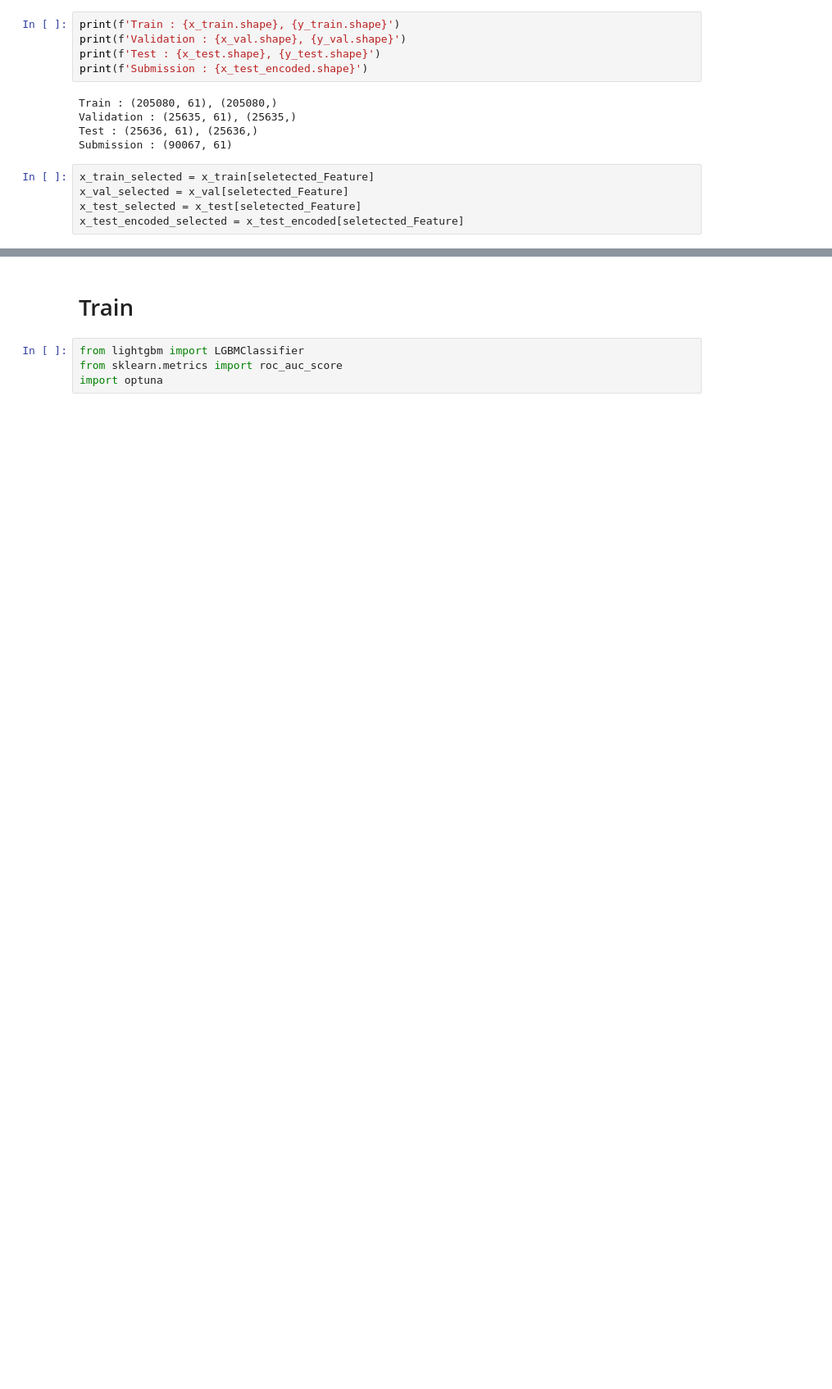
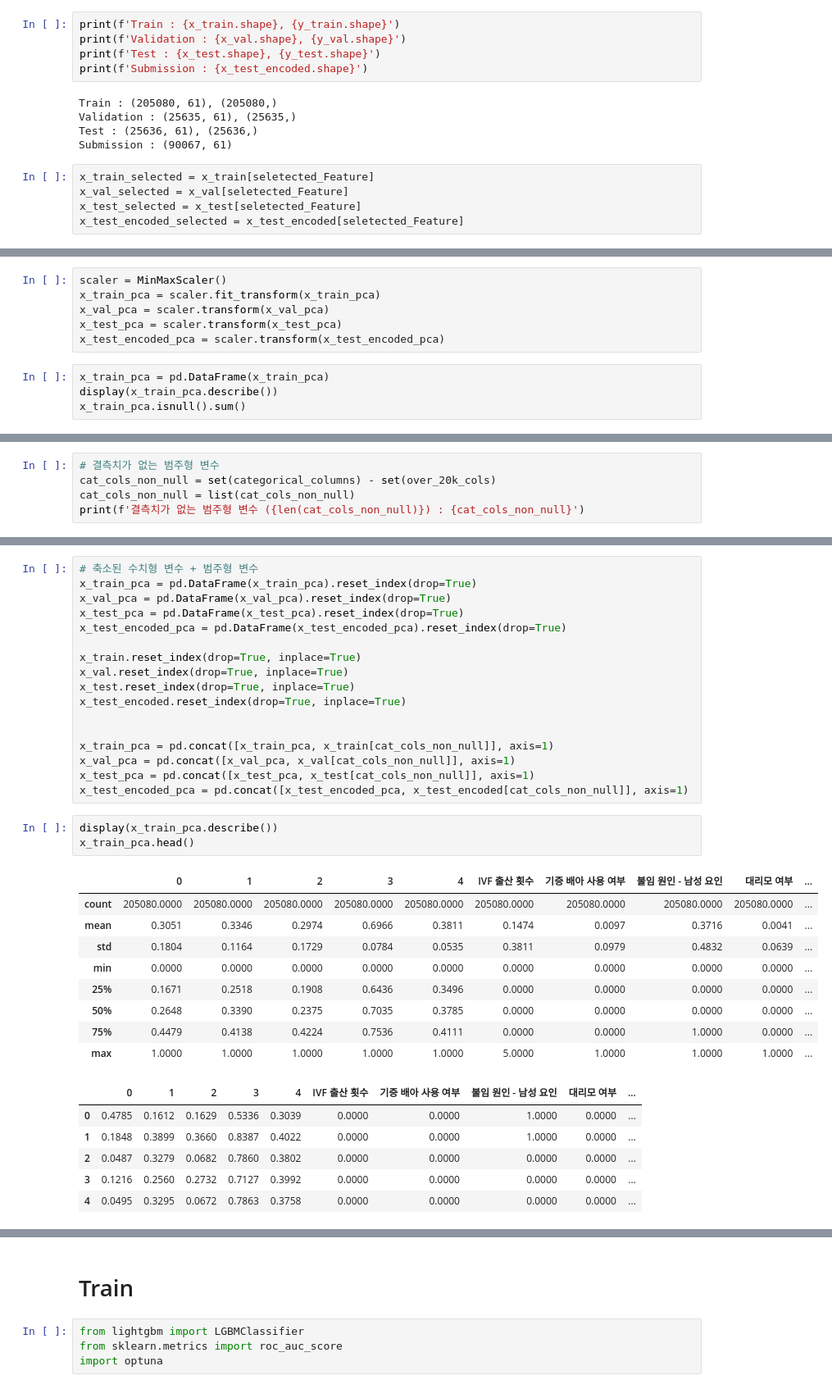
Before and after one commit to LEEINSEO-0118/LG_Aimers_Infertility, a Jupyter notebook: Code/eda.ipynb, the cells around one changed output, grey strips where cells are left out. Shown at 82% size. Drawn from its saved outputs; the diff is of its cells as text; blank space fills up the shorter version.

```diff
--- a/Code/eda.ipynb
+++ b/Code/eda.ipynb
@@ -476,0 +529,10 @@ Submission : (90067, 29)
+# %%
+scaler = MinMaxScaler()
+x_train_pca = scaler.fit_transform(x_train_pca)
+x_val_pca = scaler.transform(x_val_pca)
+x_test_pca = scaler.transform(x_test_pca)
+x_test_encoded_pca = scaler.transform(x_test_encoded_pca)
+# %%
+x_train_pca = pd.DataFrame(x_train_pca)
+display(x_train_pca.describe())
+x_train_pca.isnull().sum()
@@ -476,0 +565,5 @@ Submission : (90067, 29)
+# %%
+# 결측치가 없는 범주형 변수
+cat_cols_non_null = set(categorical_columns) - set(over_20k_cols)
+cat_cols_non_null = list(cat_cols_non_null)
+print(f'결측치가 없는 범주형 변수 ({len(cat_cols_non_null)}) : {cat_cols_non_null}')
@@ -476,0 +576,36 @@ Submission : (90067, 29)
+# %%
+# 축소된 수치형 변수 + 범주형 변수
+x_train_pca = pd.DataFrame(x_train_pca).reset_index(drop=True)
+x_val_pca = pd.DataFrame(x_val_pca).reset_index(drop=True)
+x_test_pca = pd.DataFrame(x_test_pca).reset_index(drop=True)
+x_test_encoded_pca = pd.DataFrame(x_test_encoded_pca).reset_index(drop=True)
+
+x_train.reset_index(drop=True, inplace=True)
+x_val.reset_index(drop=True, inplace=True)
+x_test.reset_index(drop=True, inplace=True)
+x_test_encoded.reset_index(drop=True, inplace=True)
+
+
+x_train_pca = pd.concat([x_train_pca, x_train[cat_cols_non_null]], axis=1)
+x_val_pca = pd.concat([x_val_pca, x_val[cat_cols_non_null]], axis=1)
+x_test_pca = pd.concat([x_test_pca, x_test[cat_cols_non_null]], axis=1)
+x_test_encoded_pca = pd.concat([x_test_encoded_pca, x_test_encoded[cat_cols_non_null]], axis=1)
+# %%
+display(x_train_pca.describe())
+x_train_pca.head()
+# %% [output]
+|  | 0 | 1 | 2 | 3 | 4 | IVF 출산 횟수 | 기증 배아 사용 여부 | 불임 원인 - 남성 요인 | 대리모 여부 | ... |
+| count | 205080.0000 | 205080.0000 | 205080.0000 | 205080.0000 | 205080.0000 | 205080.0000 | 205080.0000 | 205080.0000 | 205080.0000 | ... |
+| mean | 0.3051 | 0.3346 | 0.2974 | 0.6966 | 0.3811 | 0.1474 | 0.0097 | 0.3716 | 0.0041 | ... |
+| std | 0.1804 | 0.1164 | 0.1729 | 0.0784 | 0.0535 | 0.3811 | 0.0979 | 0.4832 | 0.0639 | ... |
+| min | 0.0000 | 0.0000 | 0.0000 | 0.0000 | 0.0000 | 0.0000 | 0.0000 | 0.0000 | 0.0000 | ... |
+| 25% | 0.1671 | 0.2518 | 0.1908 | 0.6436 | 0.3496 | 0.0000 | 0.0000 | 0.0000 | 0.0000 | ... |
+| 50% | 0.2648 | 0.3390 | 0.2375 | 0.7035 | 0.3785 | 0.0000 | 0.0000 | 0.0000 | 0.0000 | ... |
+| 75% | 0.4479 | 0.4138 | 0.4224 | 0.7536 | 0.4111 | 0.0000 | 0.0000 | 1.0000 | 0.0000 | ... |
+| max | 1.0000 | 1.0000 | 1.0000 | 1.0000 | 1.0000 | 5.0000 | 1.0000 | 1.0000 | 1.0000 | ... |
+|  | 0 | 1 | 2 | 3 | 4 | IVF 출산 횟수 | 기증 배아 사용 여부 | 불임 원인 - 남성 요인 | 대리모 여부 | ... |
+| 0 | 0.4785 | 0.1612 | 0.1629 | 0.5336 | 0.3039 | 0.0000 | 0.0000 | 1.0000 | 0.0000 | ... |
+| 1 | 0.1848 | 0.3899 | 0.3660 | 0.8387 | 0.4022 | 0.0000 | 0.0000 | 1.0000 | 0.0000 | ... |
+| 2 | 0.0487 | 0.3279 | 0.0682 | 0.7860 | 0.3802 | 0.0000 | 0.0000 | 0.0000 | 0.0000 | ... |
+| 3 | 0.1216 | 0.2560 | 0.2732 | 0.7127 | 0.3992 | 0.0000 | 0.0000 | 0.0000 | 0.0000 | ... |
+| 4 | 0.0495 | 0.3295 | 0.0672 | 0.7863 | 0.3758 | 0.0000 | 0.0000 | 0.0000 | 0.0000 | ... |
```
Also changed, not shown: parts of 30 cells of this notebook.
